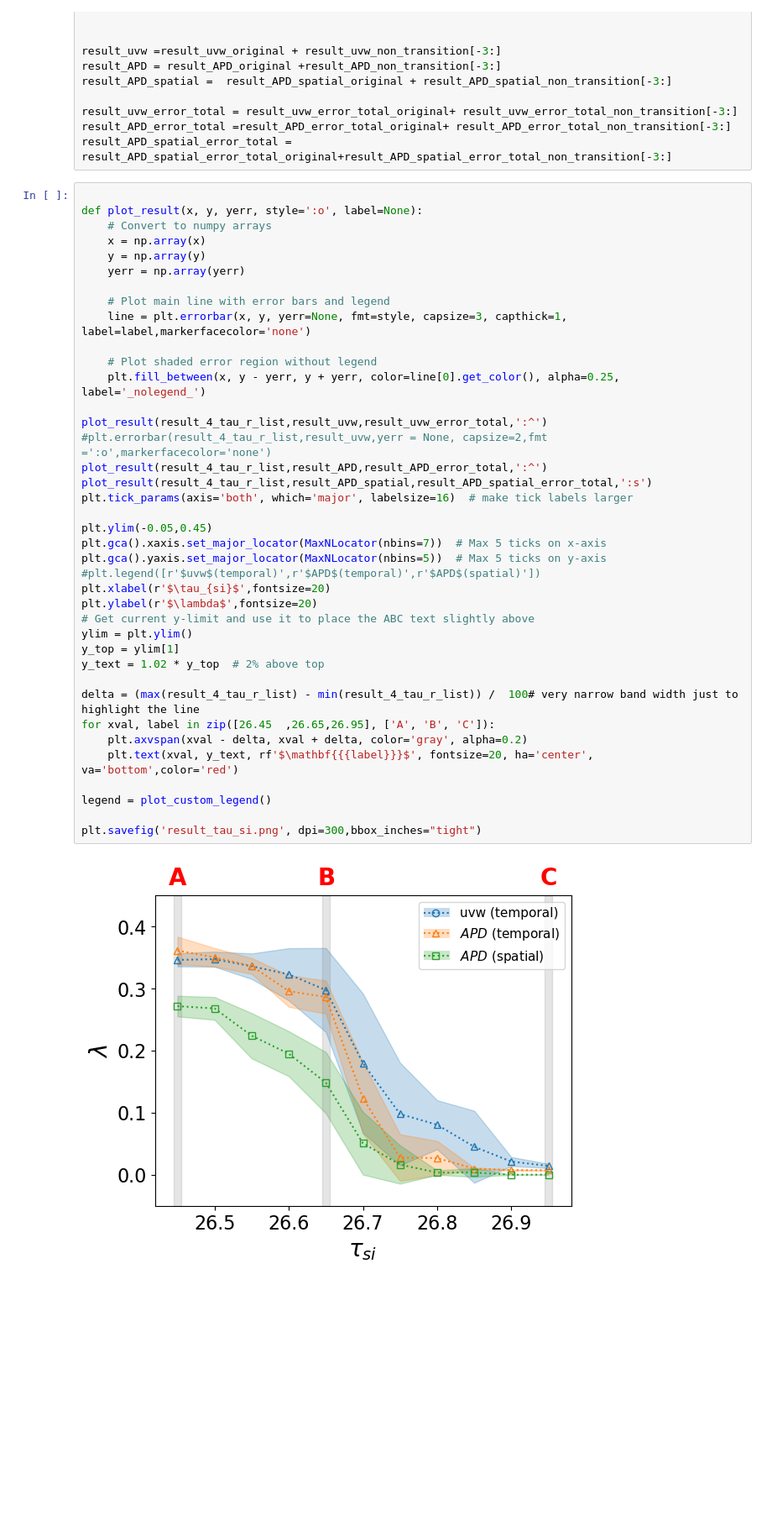
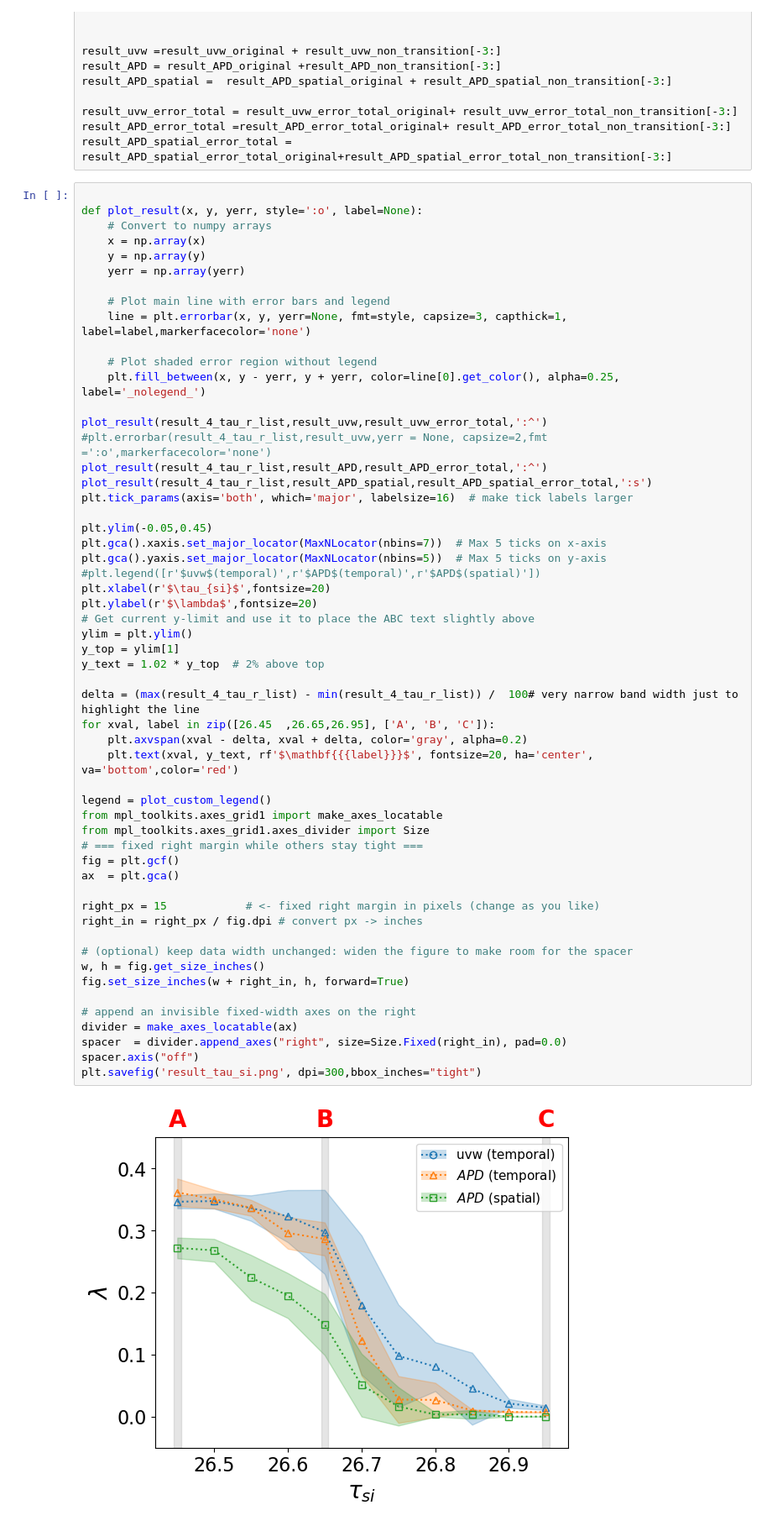
Before and after one commit to William-XiaodongAn/Quantifying-The-Complex-Spatiotemporal-Chaos-of-Cardiac-Fibrillation-in-Ionic-Models, a Jupyter notebook: analysis_ipynb_scripts/tau_si_plot.ipynb, the cells around one changed output. Shown: that part at 84% size. Drawn from its saved outputs; the diff is of its cells as text; blank space fills up the shorter version.

```diff
--- a/analysis_ipynb_scripts/tau_si_plot.ipynb
+++ b/analysis_ipynb_scripts/tau_si_plot.ipynb
@@ -1077,34 +1077,50 @@ def plot_result(x, y, yerr, style=':o', label=None):
 
     # Plot shaded error region without legend
     plt.fill_between(x, y - yerr, y + yerr, color=line[0].get_color(), alpha=0.25, label='_nolegend_')
 
 plot_result(result_4_tau_r_list,result_uvw,result_uvw_error_total,':^')
 #plt.errorbar(result_4_tau_r_list,result_uvw,yerr = None, capsize=2,fmt =':o',markerfacecolor='none')
 plot_result(result_4_tau_r_list,result_APD,result_APD_error_total,':^')
 plot_result(result_4_tau_r_list,result_APD_spatial,result_APD_spatial_error_total,':s')
 plt.tick_params(axis='both', which='major', labelsize=16)  # make tick labels larger
 
 plt.ylim(-0.05,0.45)
 plt.gca().xaxis.set_major_locator(MaxNLocator(nbins=7))  # Max 5 ticks on x-axis
 plt.gca().yaxis.set_major_locator(MaxNLocator(nbins=5))  # Max 5 ticks on y-axis
 #plt.legend([r'$uvw$(temporal)',r'$APD$(temporal)',r'$APD$(spatial)'])
 plt.xlabel(r'$\tau_{si}$',fontsize=20)
 plt.ylabel(r'$\lambda$',fontsize=20)
 # Get current y-limit and use it to place the ABC text slightly above
 ylim = plt.ylim()
 y_top = ylim[1]
 y_text = 1.02 * y_top  # 2% above top
 
 delta = (max(result_4_tau_r_list) - min(result_4_tau_r_list)) /  100# very narrow band width just to highlight the line
 for xval, label in zip([26.45  ,26.65,26.95], ['A', 'B', 'C']):
     plt.axvspan(xval - delta, xval + delta, color='gray', alpha=0.2)
     plt.text(xval, y_text, rf'$\mathbf{{{label}}}$', fontsize=20, ha='center', va='bottom',color='red')
 
 legend = plot_custom_legend()
+from mpl_toolkits.axes_grid1 import make_axes_locatable
+from mpl_toolkits.axes_grid1.axes_divider import Size
+# === fixed right margin while others stay tight ===
+fig = plt.gcf()
+ax  = plt.gca()
 
+right_px = 15            # <- fixed right margin in pixels (change as you like)
+right_in = right_px / fig.dpi # convert px -> inches
+
+# (optional) keep data width unchanged: widen the figure to make room for the spacer
+w, h = fig.get_size_inches()
+fig.set_size_inches(w + right_in, h, forward=True)
+
+# append an invisible fixed-width axes on the right
+divider = make_axes_locatable(ax)
+spacer  = divider.append_axes("right", size=Size.Fixed(right_in), pad=0.0)
+spacer.axis("off")
 plt.savefig('result_tau_si.png', dpi=300,bbox_inches="tight")
 # %% [output]
-[figure, old version]
+[figure, new version]
 # %%
 apixel = abs( result_4_tau_r_list[-1] - result_4_tau_r_list[0]) * 0.0005
 dashline = [26.45 +apixel ,26.65+apixel,26.95+apixel]
```
Also changed, not shown: 7 other files.
